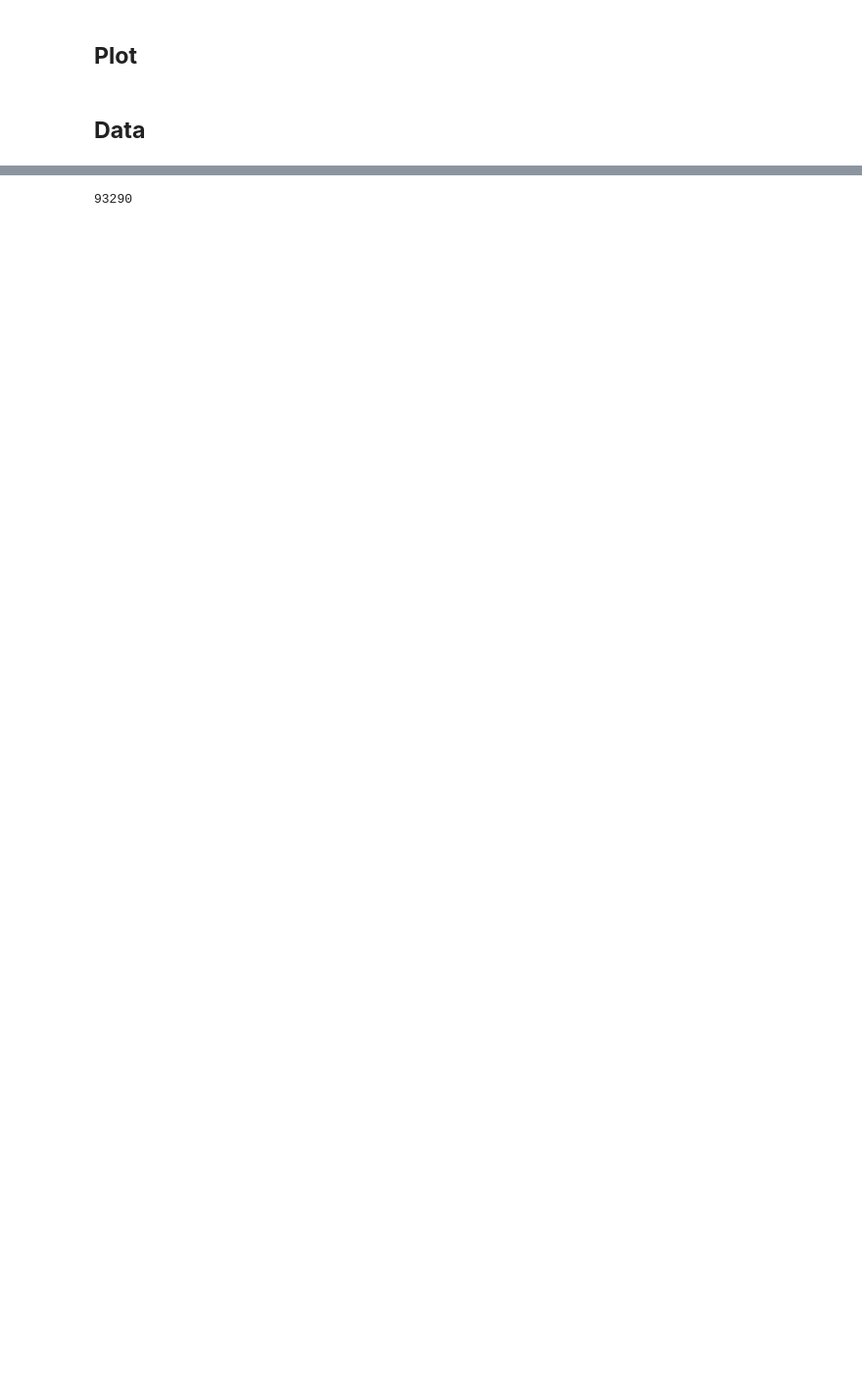
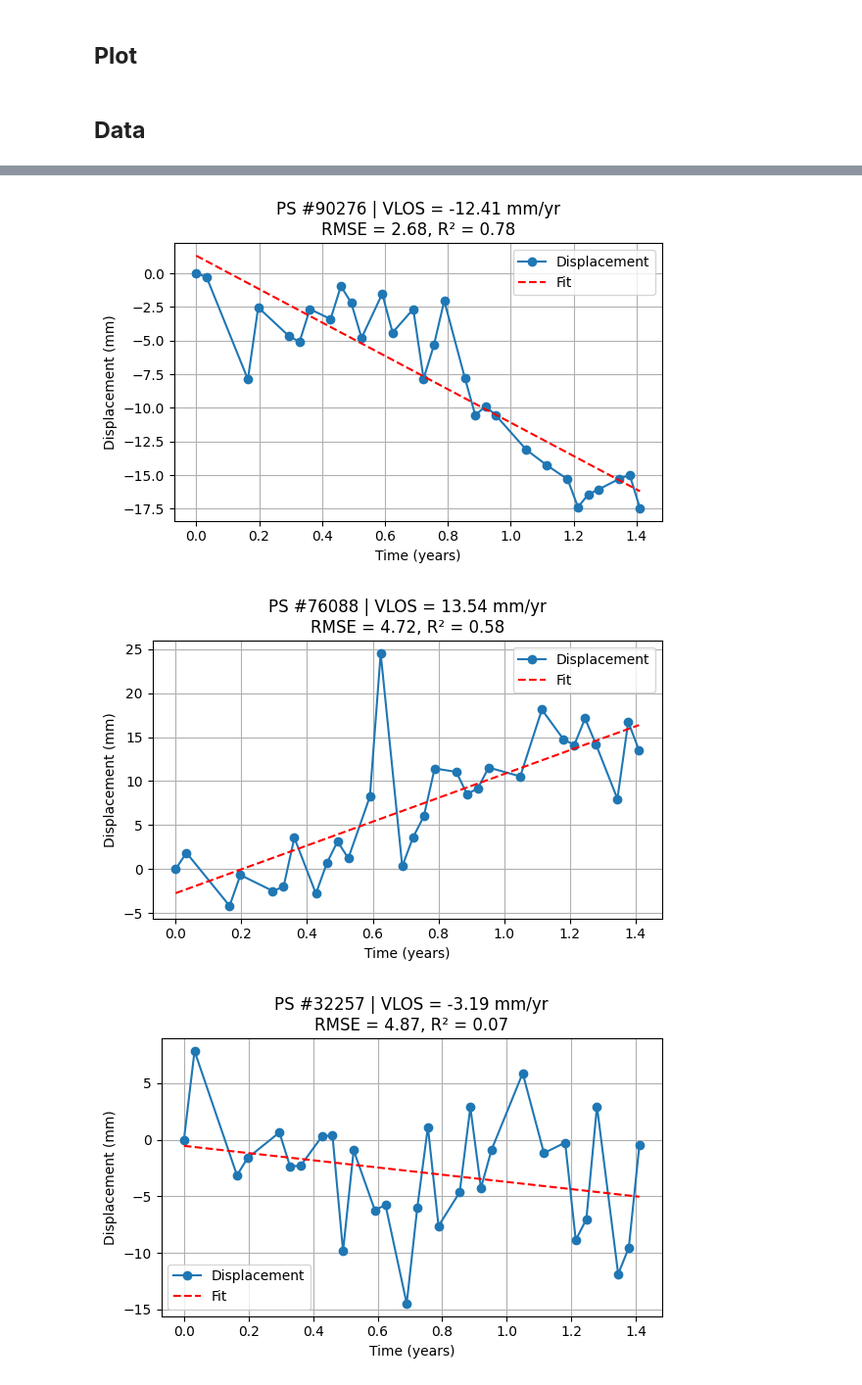
Before and after one commit to tnd-viphap/insar, a Jupyter notebook: anytest.ipynb, the cells around one changed output, grey strips where cells are left out. Shown at 98% size. Saved outputs shown, nothing was run; the diff lists cells and outputs as text; code cells hidden in the pictures; blank space fills up the shorter version.

```diff
--- a/anytest.ipynb
+++ b/anytest.ipynb
@@ -138,8 +124,2 @@ import numpy as np
 # %%
-data = pd.read_csv(r"data\geom\INSAR_20250110_PSDS_v9_PATCH_1_cr.csv")
+file = r"data\geom\INSAR_20250110_PSDS_v11_PATCH_1.csv"
-# %%
-vlos_values = data['VLOS']
-vlos_values = vlos_values[~vlos_values.isnull()]
-print(len(vlos_values))
-# %% [output]
-93290
@@ -145,0 +172,19 @@ print(len(vlos_values))
+# %%
+import matplotlib.pyplot as plt
+from sklearn.linear_model import LinearRegression
+
+coh_valid = coh[valid_mask].reshape(-1, 1)
+vlos_valid = vlos[valid_mask]
+
+model = LinearRegression().fit(coh_valid, vlos_valid)
+vlos_pred = model.predict(coh_valid)
+
+plt.scatter(coh_valid, vlos_valid, alpha=0.3, label='VLOS')
+plt.plot(coh_valid, vlos_pred, color='red', label='Linear Fit')
+plt.xlabel("Coherence")
+plt.ylabel("VLOS (mm/year)")
+plt.title("VLOS vs Coherence")
+plt.legend()
+plt.show()
+
+print(f"R² score: {model.score(coh_valid, vlos_valid):.4f}")
@@ -145,0 +232,25 @@ print(len(vlos_values))
+# %%
+# Plot 3 random good fits
+valid_idx = np.where(~np.isnan(vlos_est))[0]
+sample_idx = np.random.choice(valid_idx, size=3, replace=False)
+
+for idx in sample_idx:
+    y = ts[idx, :]
+    t = time_decimal
+    model = LinearRegression().fit(t.reshape(-1,1), y)
+    y_pred = model.predict(t.reshape(-1,1))
+
+    plt.figure(figsize=(6, 4))
+    plt.plot(t, y, 'o-', label='Displacement')
+    plt.plot(t, y_pred, 'r--', label='Fit')
+    plt.title(f"PS #{idx} | VLOS = {vlos_est[idx]:.2f} mm/yr\nRMSE = {rmse_fit[idx]:.2f}, R² = {r2_fit[idx]:.2f}")
+    plt.xlabel("Time (years)")
+    plt.ylabel("Displacement (mm)")
+    plt.legend()
+    plt.grid(True)
+    plt.tight_layout()
+    plt.show()
+# %% [output]
+[figure, added]
+[figure, added]
+[figure, added]
```
Also changed, not shown: parts of 5 cells of this notebook, 1 other file.
